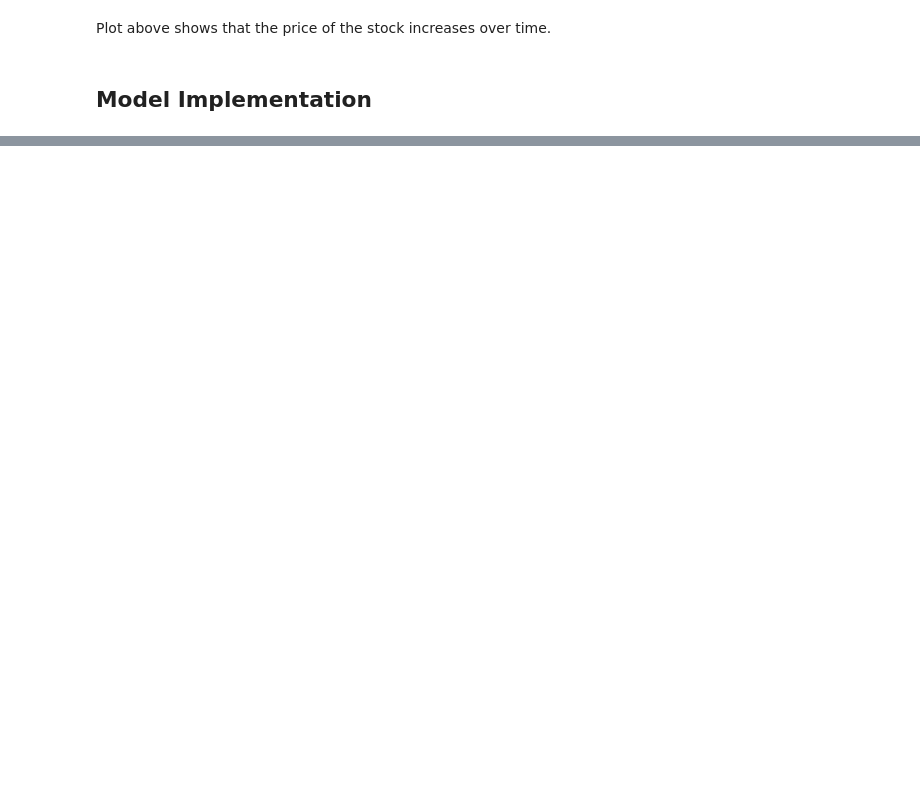
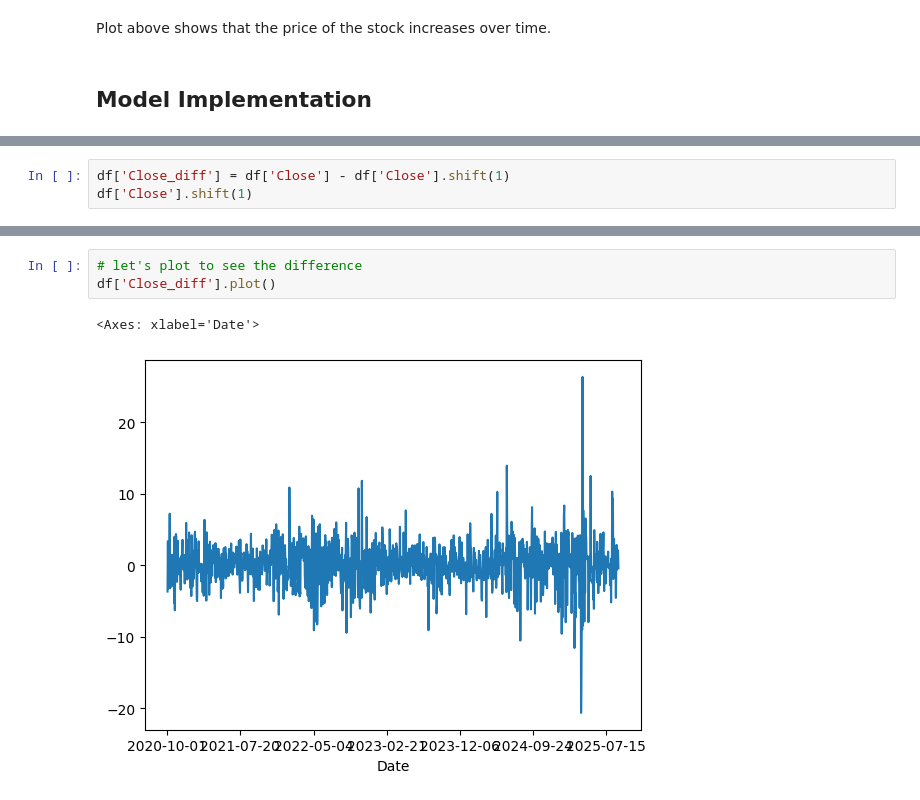
Before and after one commit to rashedulemon/TSF_Stock_Prices, a Jupyter notebook: src/main.ipynb, the cells around one changed output, grey strips where cells are left out. Saved outputs shown, nothing was run; the diff lists cells and outputs as text; blank space fills up the shorter version.

```diff
--- a/src/main.ipynb
+++ b/src/main.ipynb
@@ -132,0 +163,3 @@ Plot above shows that the price of the stock increases over time.
+# %%
+df['Close_diff'] = df['Close'] - df['Close'].shift(1)
+df['Close'].shift(1)
@@ -132,0 +197,6 @@ Plot above shows that the price of the stock increases over time.
+# %%
+# let's plot to see the difference
+df['Close_diff'].plot()
+# %% [output]
+<Axes: xlabel='Date'>
+[figure, added]
```
Also changed, not shown: parts of 16 cells of this notebook, 1 other file.
